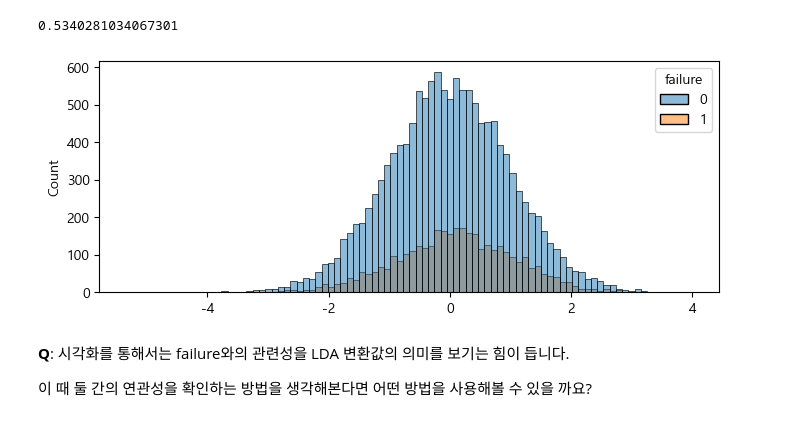
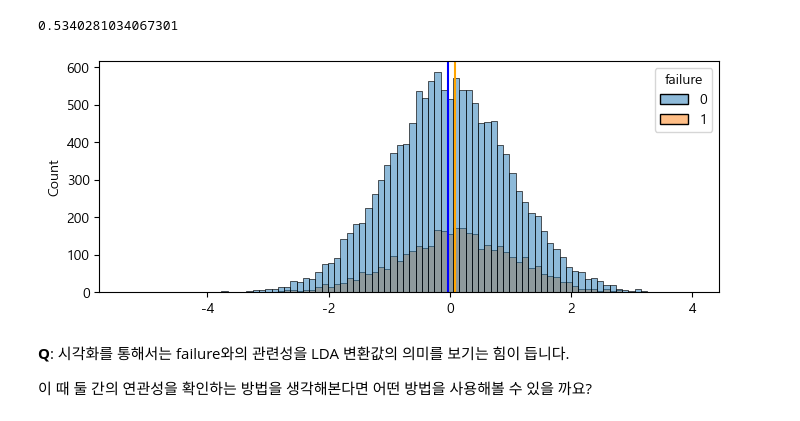
Before and after one commit to sunkusun9/DS_lv3_2506_2, a Jupyter notebook: sec_ds_lv3_prob1_prob.ipynb, the cells around one changed output. Drawn from its saved outputs; the diff is of its cells as text; code cells hidden in the pictures.

```diff
--- a/sec_ds_lv3_prob1_prob.ipynb
+++ b/sec_ds_lv3_prob1_prob.ipynb
@@ -315,0 +323,8 @@ df_basetable[['measurement_{}'.format(i) for i in range(3, 18)]].agg(['mean', 's
+# %%
+from sklearn.linear_model import LinearRegression
+
+X_lr = ['measurement_{}'.format(i) for i in range(3, 10)]
+s_lr = df_basetable.groupby('product_code').apply(
+    lambda x: LinearRegression(fit_intercept = True).fit(x[X_lr], x['measurement_17'])
+)
+s_lr
@@ -331,3 +388,12 @@ df_basetable[['measurement_{}'.format(i) for i in range(3, 18)]].agg(['mean', 's
      나머지 변수는 입력 변수인 선형회귀 모델을 만들어,
 
      결측이었던 변수(df_na가 True)인 변수들을 예측값으로 결측치를 대치합니다.
+# %%
+# train_prob.csv 를 불러와 df_myimp 데이터프레임을 만듭니다.
+# measurement_3 ~ 9, measurement_17 값에서 결측이 없는 데이터프레임 df_lr을 만듭니다.
+df_myimp = pd.read_csv('train_prob.csv', index_col = ['id'])
+X_input = ['measurement_{}'.format(i) for i in range(3, 10)] + ['measurement_17']
+df_lr = df_myimp.loc[
+    df_myimp[X_input].notna().all(axis = 1)
+]
+df_lr.head()
@@ -334,3 +409,23 @@ df_basetable[['measurement_{}'.format(i) for i in range(3, 18)]].agg(['mean', 's
+# %%
+# (1) measurement_3 ~ 9, 17의 결측 여부를 df_na로 기록해둡니다.
+df_na = df_myimp[X_input].isna()
+# (2) measurement_3 ~ 9, 17의 결측치는 product_code 별 평균으로 대치합니다.
+df_myimp[X_input] = df_myimp.groupby('product_code')[X_input].transform(
+    lambda x: x.fillna(x.mean()) # product_code 별 평균으로 X_imp 변수들의 결측치를 채웁니다.
+)
+# %%
+from sklearn.linear_model import LinearRegression
+
+for i in X_input:
+    X_lr = [j for j in X_input if i != j] # i 제외하여 입력 변수를 만듭니다.
+    s_lr = df_lr.groupby('product_code')[X_input].apply(
+        lambda x: LinearRegression(fit_intercept = True).fit(x[X_lr], x[i])
+    ) # product_code 별로 대상변수가 i이고 입력 변수가 X_lr인 선형 회귀 모델을 만듭니다.
+    df_tmp = df_myimp.loc[df_na[i]] # 결측이었던 데이터를 가져옵니다,
+    s_prd = df_tmp.groupby('product_code')[X_lr].apply(
+        lambda x: pd.DataFrame(s_lr[x.name].predict(x), index = x.index, columns = ['prd'])
+    )['prd'] # product_code 별로 예측값을 만듭니다.
+    df_myimp.loc[df_na[i], i] = s_prd # 적용합니다.
 # %% [markdown]
 # 문제1
 
@@ -1311,11 +1497,13 @@ roc_auc_score(
 # %%
 # failure별 LDA의 히스토그램을 그려봅니다.
 plt.figure(figsize=(8, 3))
 l = lda.transform(df_prob3_train[X_4])
 sns.histplot(x=l[:, 0], hue=df_prob3_train['failure'])
+plt.axvline(l[df_prob3_train['failure'] == 0].mean(), color='blue')
+plt.axvline(l[df_prob3_train['failure'] == 1].mean(), color='orange')
 plt.show()
 # %% [output]
-[figure, old version]
+[figure, new version]
 # %% [markdown]
 **Q**: 시각화를 통해서는 failure와의 관련성을 LDA 변환값의 의미를 보기는 힘이 듭니다.
 
```
Also changed, not shown: parts of 23 cells of this notebook.
